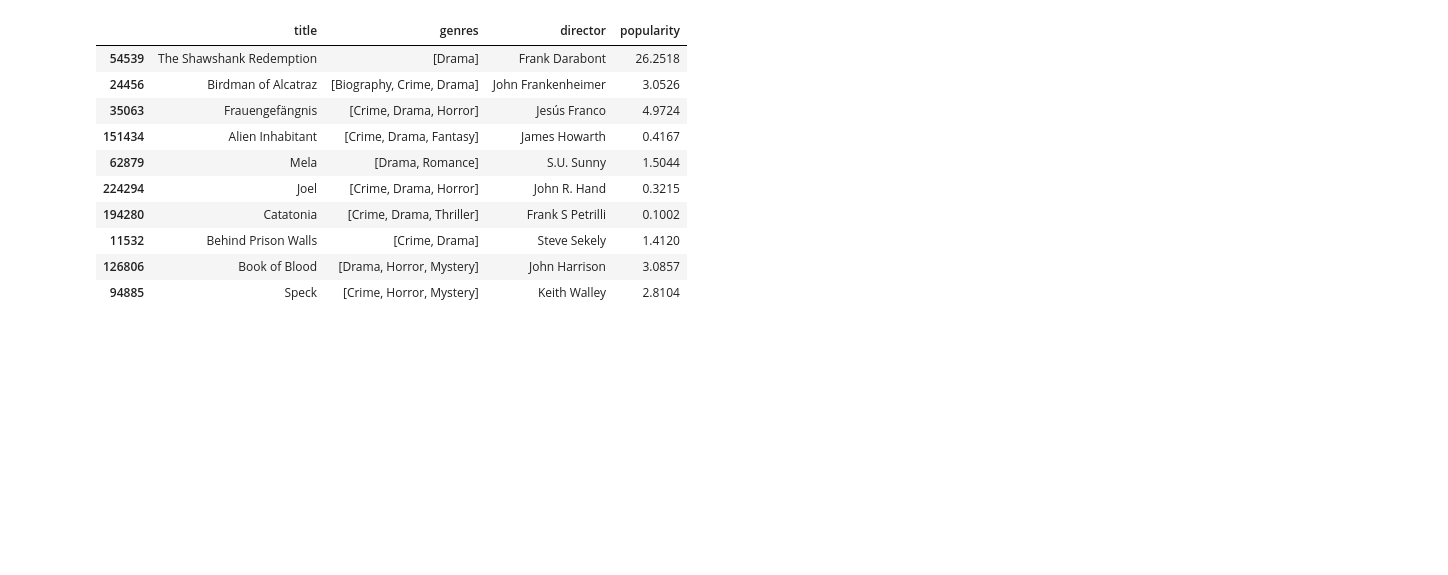
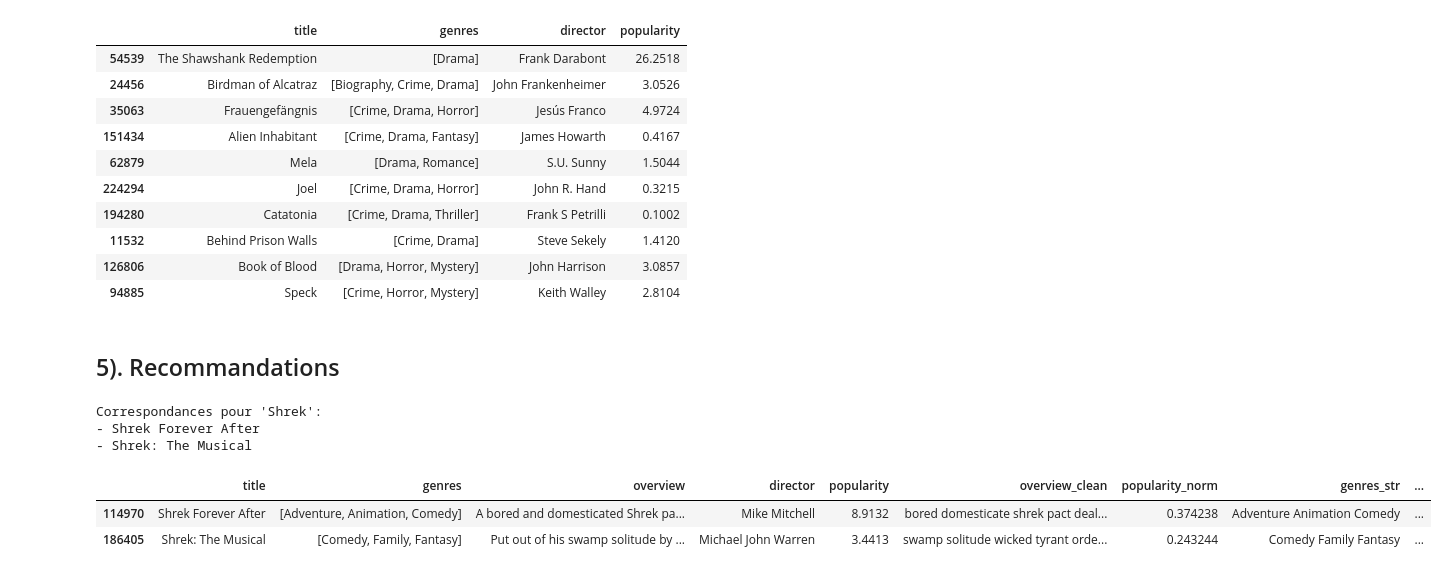
Before and after one commit to enzo-joly/projet_python_films, a Jupyter notebook: Data processing/overview_nlp_analysis.ipynb, the cells around one changed output. Saved outputs shown, nothing was run; the diff lists cells and outputs as text; code cells hidden in the pictures; blank space fills up the shorter version.

```diff
--- a/Data processing/overview_nlp_analysis.ipynb
+++ b/Data processing/overview_nlp_analysis.ipynb
@@ -428,3 +435,28 @@ get_hybrid_recommendations("The Green Mile", df_overviews, embeddings, n=10, wei
 | 11532 | Behind Prison Walls | [Crime, Drama] | Steve Sekely | 1.4120 |
 | 126806 | Book of Blood | [Drama, Horror, Mystery] | John Harrison | 3.0857 |
 | 94885 | Speck | [Crime, Horror, Mystery] | Keith Walley | 2.8104 |
+# %% [markdown]
+## 5). Recommandations
+# %%
+# Fonction pour chercher le nom exact du film
+def search_movie_title(titre_approx, df):
+    resultats = df[df['title'].str.contains(titre_approx, case=False, na=False)]
+
+    if resultats.empty:
+        print(f"Aucun film trouvé pour : '{titre_approx}'")
+        return None
+
+    print(f"Correspondances pour '{titre_approx}':")
+    for t in resultats['title'].unique():
+        print(f"- {t}")
+
+    return resultats
+# %%
+search_movie_title('Shrek', df_overviews)
+# %% [output]
+Correspondances pour 'Shrek':
+- Shrek Forever After
+- Shrek: The Musical
+|  | title | genres | overview | director | popularity | overview_clean | popularity_norm | genres_str | ... |
+| 114970 | Shrek Forever After | [Adventure, Animation, Comedy] | A bored and domesticated Shrek pa... | Mike Mitchell | 8.9132 | bored domesticate shrek pact deal... | 0.374238 | Adventure Animation Comedy | ... |
+| 186405 | Shrek: The Musical | [Comedy, Family, Fantasy] | Put out of his swamp solitude by ... | Michael John Warren | 3.4413 | swamp solitude wicked tyrant orde... | 0.243244 | Comedy Family Fantasy | ... |
```
Also changed, not shown: parts of 10 cells of this notebook.
